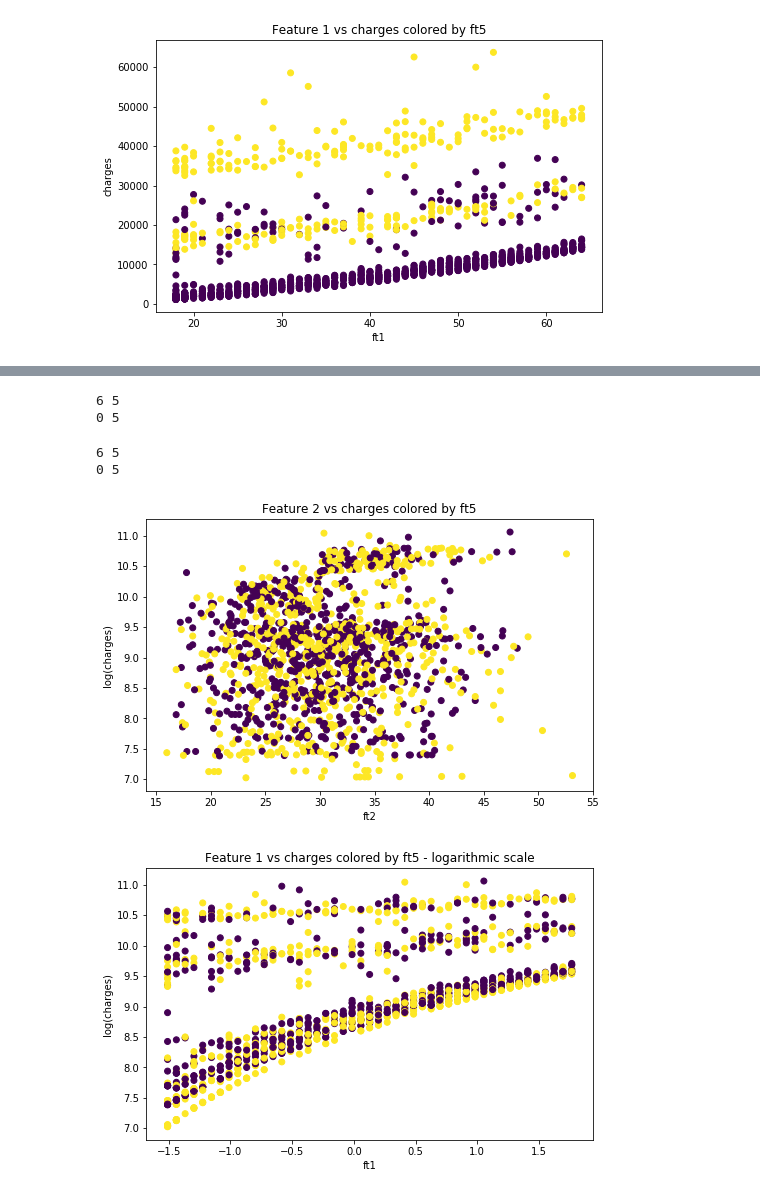
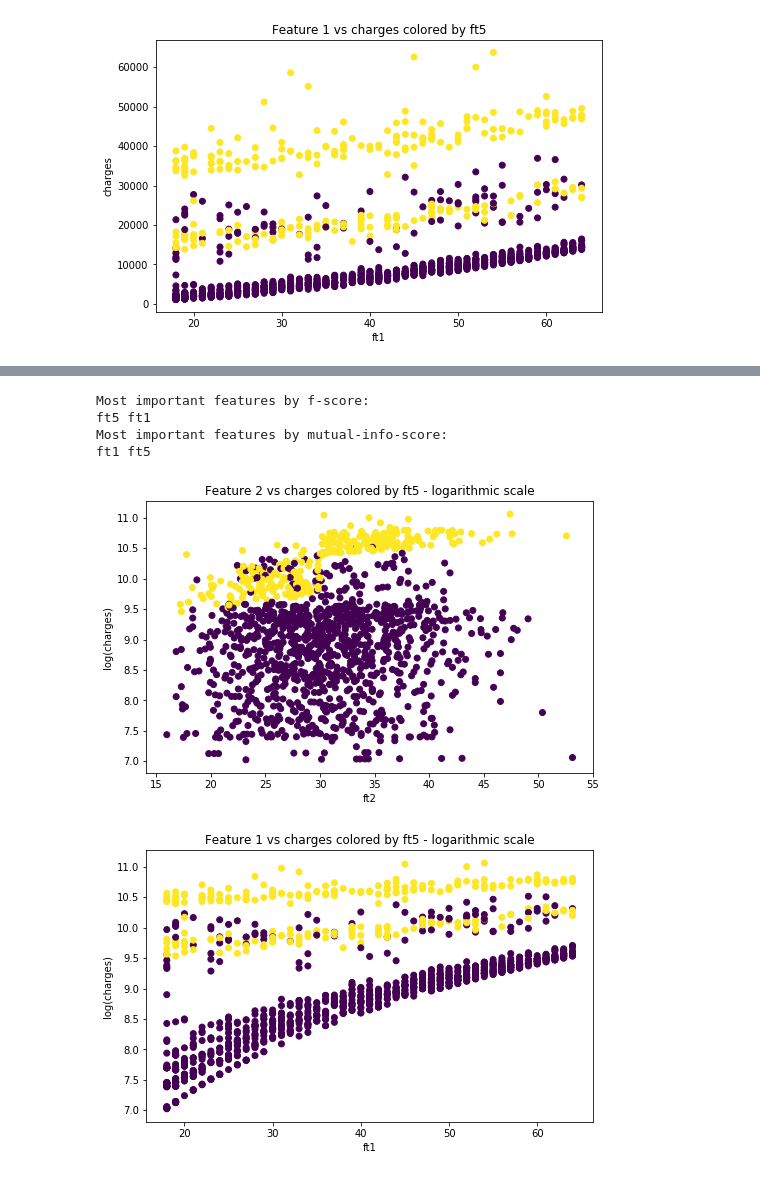
Before and after one commit to kehkashan22/ee219-project4, a Jupyter notebook: Dataset Tres.ipynb, the cells around one changed output, grey strips where cells are left out. Saved outputs shown, nothing was run; the diff lists cells and outputs as text; code cells hidden in the pictures.

```diff
--- a/Dataset Tres.ipynb
+++ b/Dataset Tres.ipynb
@@ -259 +275,7 @@ train_rmse, test_rmse
+# %%
+ct7 = ColumnTransformer([("passthrough", 'passthrough', ['ft1', 'ft2', 'ft3']), ("ft45", Ft45Transformer(), ['ft4', 'ft5']), ("ft6", Ft6Transformer(), ['ft6'])], remainder='passthrough')
+out7 = ct7.fit_transform(data)
+# %%
+X7 = out7[:, :-1]
+y7 = out7[:, -1:]
 # %%
@@ -262,9 +283,0 @@ m5 = mutual_info_regression(X5, np.ravel(logy(y5)))
-# %%
-if1_5, if2_5 = top2(f5)
-im1_5, im2_5 = top2(m5)
-
-print(if1_5, if2_5)
-print(im1_5, im2_5)
-# %% [output]
-6 5
-0 5
@@ -274,17 +284,22 @@ m6 = mutual_info_regression(X6, np.ravel(logy(y6)))
-# %%
-if1_6, if2_6 = top2(f6)
-im1_6, im2_6 = top2(m6)
-
-print(if1_6, if2_6)
-print(im1_6, im2_6)
-# %% [output]
-6 5
-0 5
+# %%
+if1_7, if2_7 = top2(f7)
+im1_7, im2_7 = top2(m7)
+
+print("Most important features by f-score: ")
+print(data.columns[if1_7], data.columns[if2_7])
+
+print("Most important features by mutual-info-score: ")
+print(data.columns[im1_7], data.columns[im2_7])
+# %% [output]
+Most important features by f-score:
+ft5 ft1
+Most important features by mutual-info-score:
+ft1 ft5
 # %%
-scatter_plot(X5[:,1], logy(y5), X5[:,4], 'ft2', 'log(charges)', "Feature 2 vs charges colored by ft5")
+scatter_plot(X7[:,1], logy(y7), X7[:,4], 'ft2', 'log(charges)', "Feature 2 vs charges colored by ft5 - logarithmic scale")
 # %% [output]
-[figure, old version]
+[figure, new version]
 # %%
-scatter_plot(X6[:,0], logy(y6), X6[:,4], 'ft1', 'log(charges)', "Feature 1 vs charges colored by ft5 - logarithmic scale")
+scatter_plot(X7[:,0], logy(y7), X7[:,4], 'ft1', 'log(charges)', "Feature 1 vs charges colored by ft5 - logarithmic scale")
 # %% [output]
-[figure, old version]
+[figure, new version]
```
Also changed, not shown: parts of 19 cells of this notebook.
